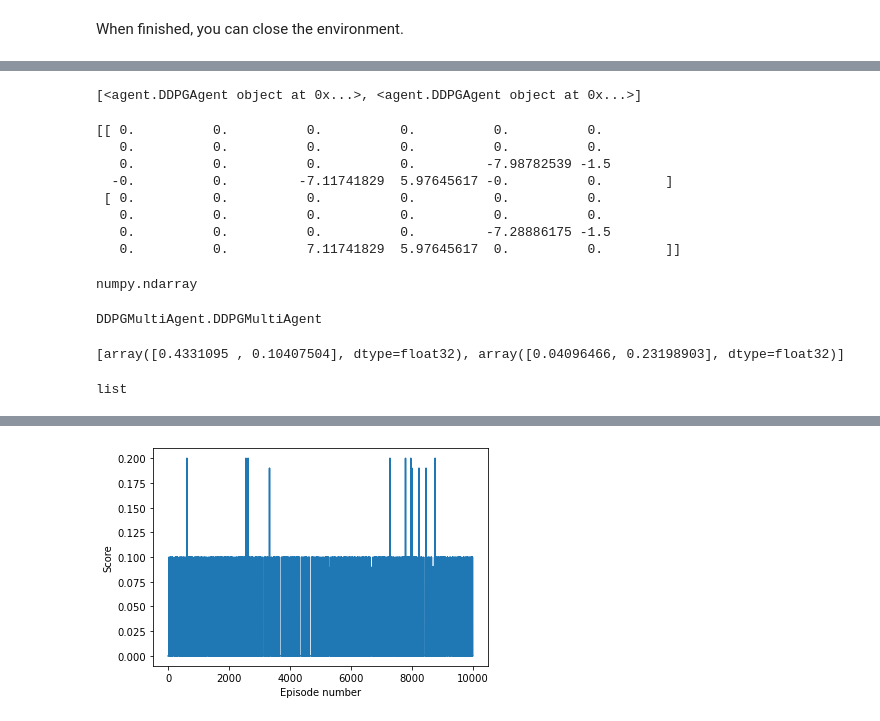
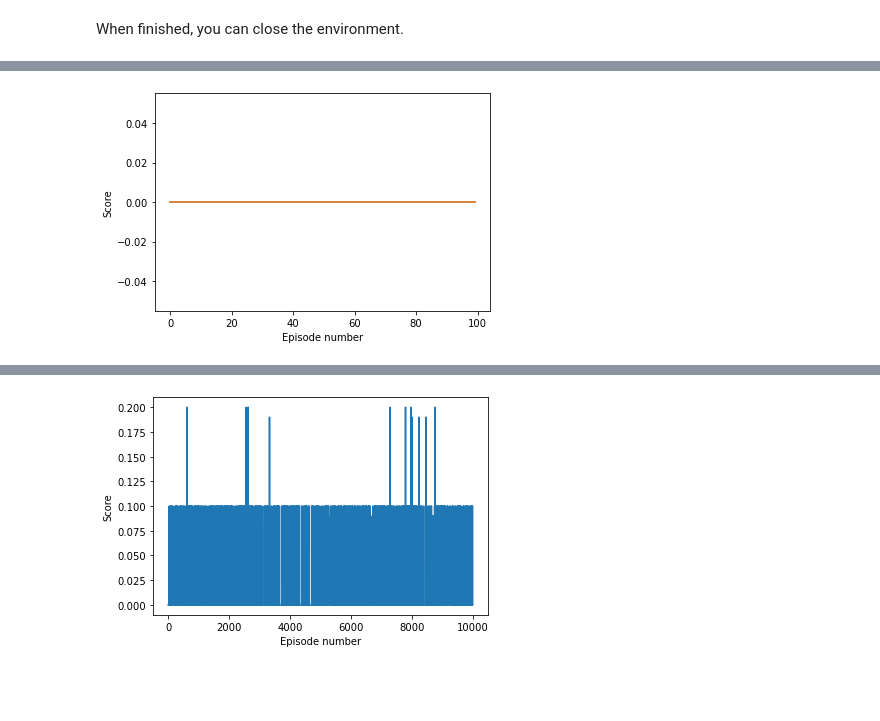
Before and after one commit to SENC/AiTennis, a Jupyter notebook: sourcecode/Tennis.ipynb, the cells around one changed output, grey strips where cells are left out. Drawn from its saved outputs; the diff is of its cells as text; code cells hidden in the pictures; blank space fills up the shorter version.

```diff
--- a/sourcecode/Tennis.ipynb
+++ b/sourcecode/Tennis.ipynb
@@ -175,40 +151,3 @@ from agent import ReplayBuffer
 #Test to create the instance of AiAgent
 colabAI = DDPGMultiAgent(state_size,action_size,num_agents)
 replayMemory =  ReplayBuffer(action_size, BUFFER_SIZE, BATCH_SIZE, SEED)
-# %%
-print(colabAI.multiagent)
-# %% [output]
-[<agent.DDPGAgent object at 0x...>, <agent.DDPGAgent object at 0x...>]
-# %%
-env_info = env.reset(train_mode=True)[brain_name]
-#set initial state
-state = env_info.vector_observations
-print(state)
-type(state)
-
-
-#actions = [ agent.act(env_states) for agent,obs in zip(colabAI,env_states)]
-# %% [output]
-[[ 0.          0.          0.          0.          0.          0.
-   0.          0.          0.          0.          0.          0.
-   0.          0.          0.          0.         -7.98782539 -1.5
-  -0.          0.         -7.11741829  5.97645617 -0.          0.        ]
- [ 0.          0.          0.          0.          0.          0.
-   0.          0.          0.          0.          0.          0.
-   0.          0.          0.          0.         -7.28886175 -1.5
-   0.          0.          7.11741829  5.97645617  0.          0.        ]]
-numpy.ndarray
-# %%
-type(colabAI)
-#env.close()
-# %% [output]
-DDPGMultiAgent.DDPGMultiAgent
-# %%
-
-multiagent = [DDPGAgent (state_size,action_size) for agent in range(num_agents)]
-actions = [ agent.act(states) for agent,states in zip(multiagent,state)]
-print (actions)
-type(actions)
-# %% [output]
-[array([0.4331095 , 0.10407504], dtype=float32), array([0.04096466, 0.23198903], dtype=float32)]
-list
@@ -214,0 +210,14 @@ list
+# %%
+#Episode 100000
+target_score =0.5
+fig = plt.figure()
+ax = fig.add_subplot(111)
+plt.plot(np.arange(len(episodes_score)), episodes_score)
+plt.plot(np.arange(len(avg_score)), avg_score)
+#plt.plot(np.arange(len(episodes_score)), target_score*np.ones(len(episodes_score)))
+plt.xlabel('Episode number')
+plt.ylabel('Score')
+#plt.savefig('graph_trained_{:d}_episodes'.format(len(scores)), format='png')
+plt.show()
+# %% [output]
+[figure, added]
```
Also changed, not shown: parts of 9 cells of this notebook.
